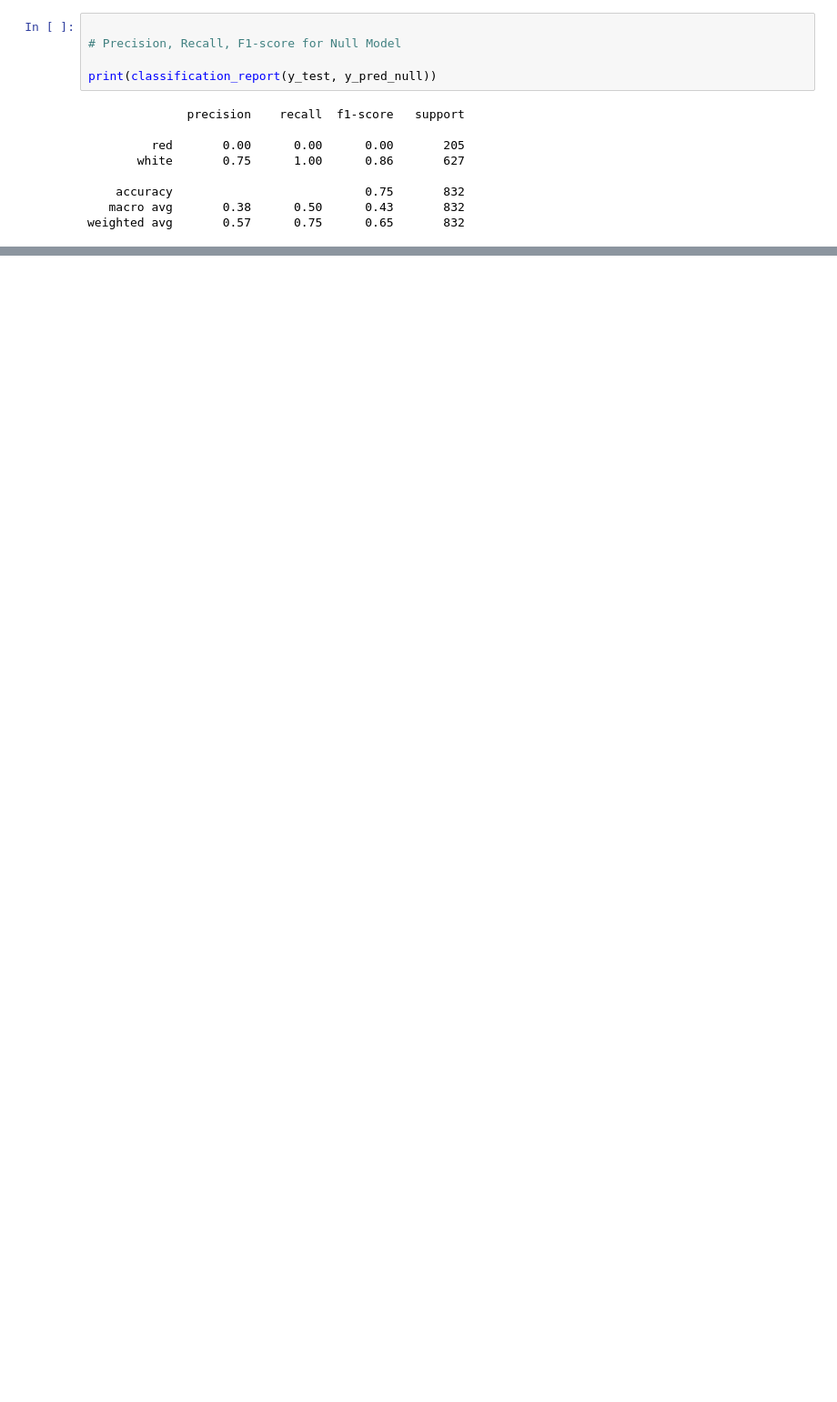
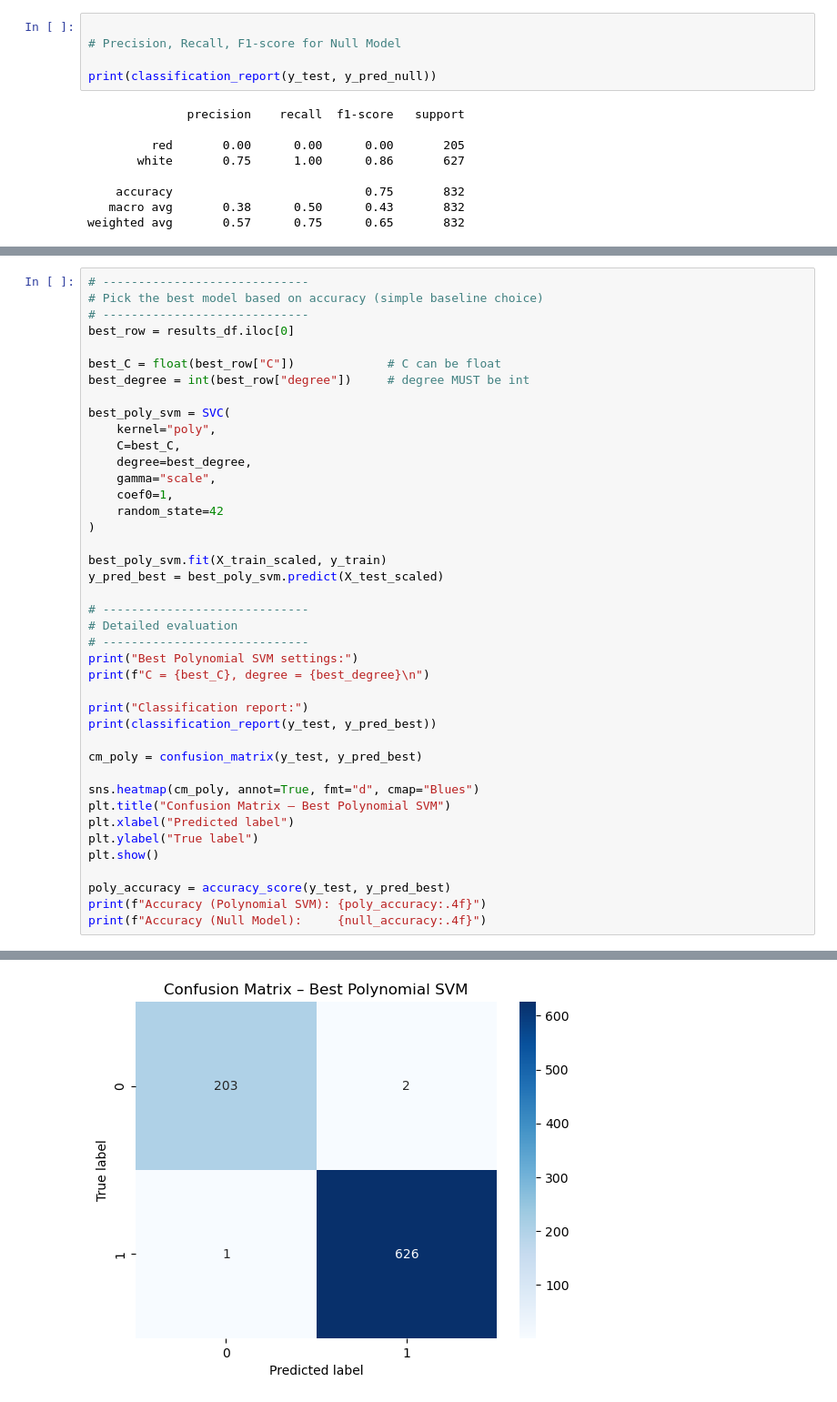
Before and after one commit to Titaniel3/ASDA_2025_Group_1_Portfolio_new, a Jupyter notebook: notebooks/week_12_DL.ipynb, the cells around one changed output, grey strips where cells are left out. Shown at 91% size. Cells and saved outputs as stored; diff of their text form; blank space fills up the shorter version.

```diff
--- a/notebooks/week_12_DL.ipynb
+++ b/notebooks/week_12_DL.ipynb
@@ -235,0 +290,42 @@ weighted avg       0.57      0.75      0.65       832
+# %%
+# -----------------------------
+# Pick the best model based on accuracy (simple baseline choice)
+# -----------------------------
+best_row = results_df.iloc[0]
+
+best_C = float(best_row["C"])             # C can be float
+best_degree = int(best_row["degree"])     # degree MUST be int
+
+best_poly_svm = SVC(
+    kernel="poly",
+    C=best_C,
+    degree=best_degree,
+    gamma="scale",
+    coef0=1,
+    random_state=42
+)
+
+best_poly_svm.fit(X_train_scaled, y_train)
+y_pred_best = best_poly_svm.predict(X_test_scaled)
+
+# -----------------------------
+# Detailed evaluation
+# -----------------------------
+print("Best Polynomial SVM settings:")
+print(f"C = {best_C}, degree = {best_degree}\n")
+
+print("Classification report:")
+print(classification_report(y_test, y_pred_best))
+
+cm_poly = confusion_matrix(y_test, y_pred_best)
+
+sns.heatmap(cm_poly, annot=True, fmt="d", cmap="Blues")
+plt.title("Confusion Matrix – Best Polynomial SVM")
+plt.xlabel("Predicted label")
+plt.ylabel("True label")
+plt.show()
+
+poly_accuracy = accuracy_score(y_test, y_pred_best)
+print(f"Accuracy (Polynomial SVM): {poly_accuracy:.4f}")
+print(f"Accuracy (Null Model):     {null_accuracy:.4f}")
+# %% [output]
@@ -235,0 +344 @@ weighted avg       0.57      0.75      0.65       832
+[figure, added]
```
Also changed, not shown: parts of 3 cells of this notebook.
